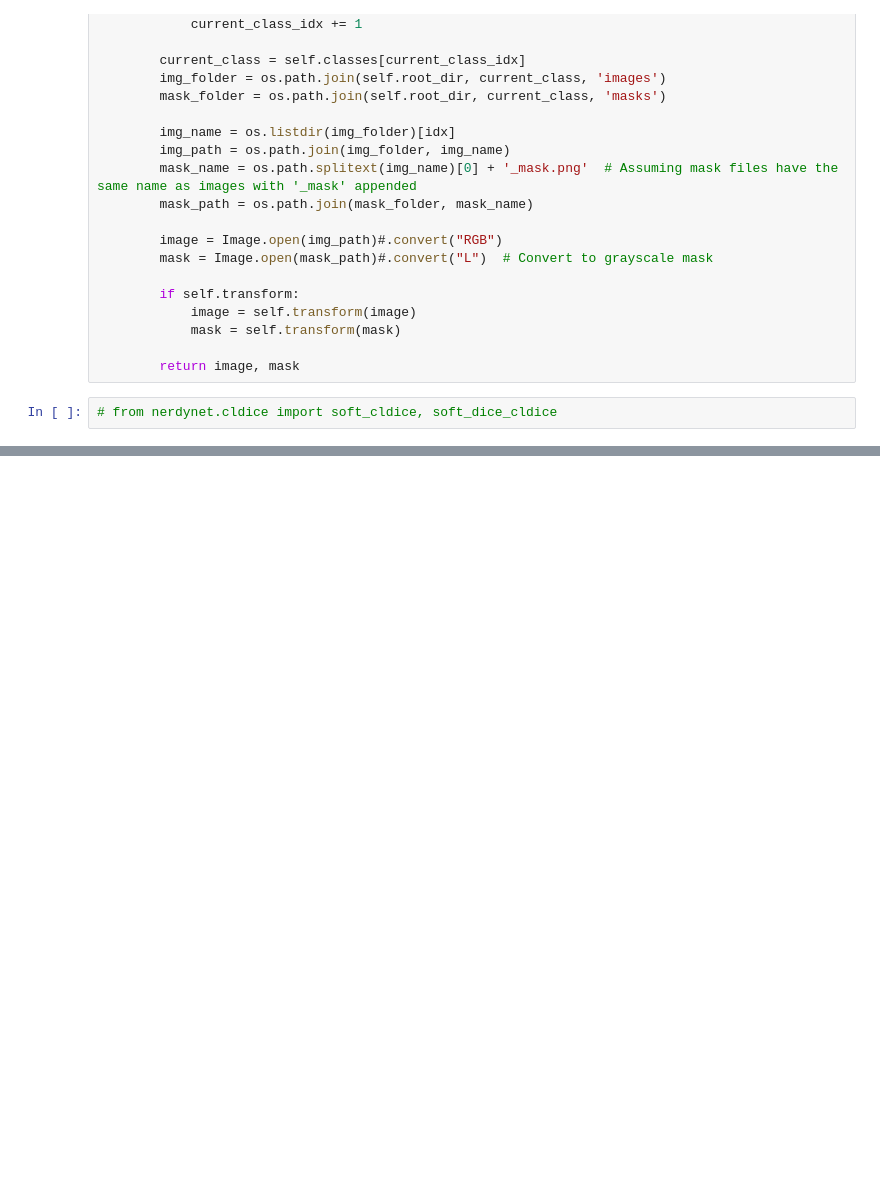
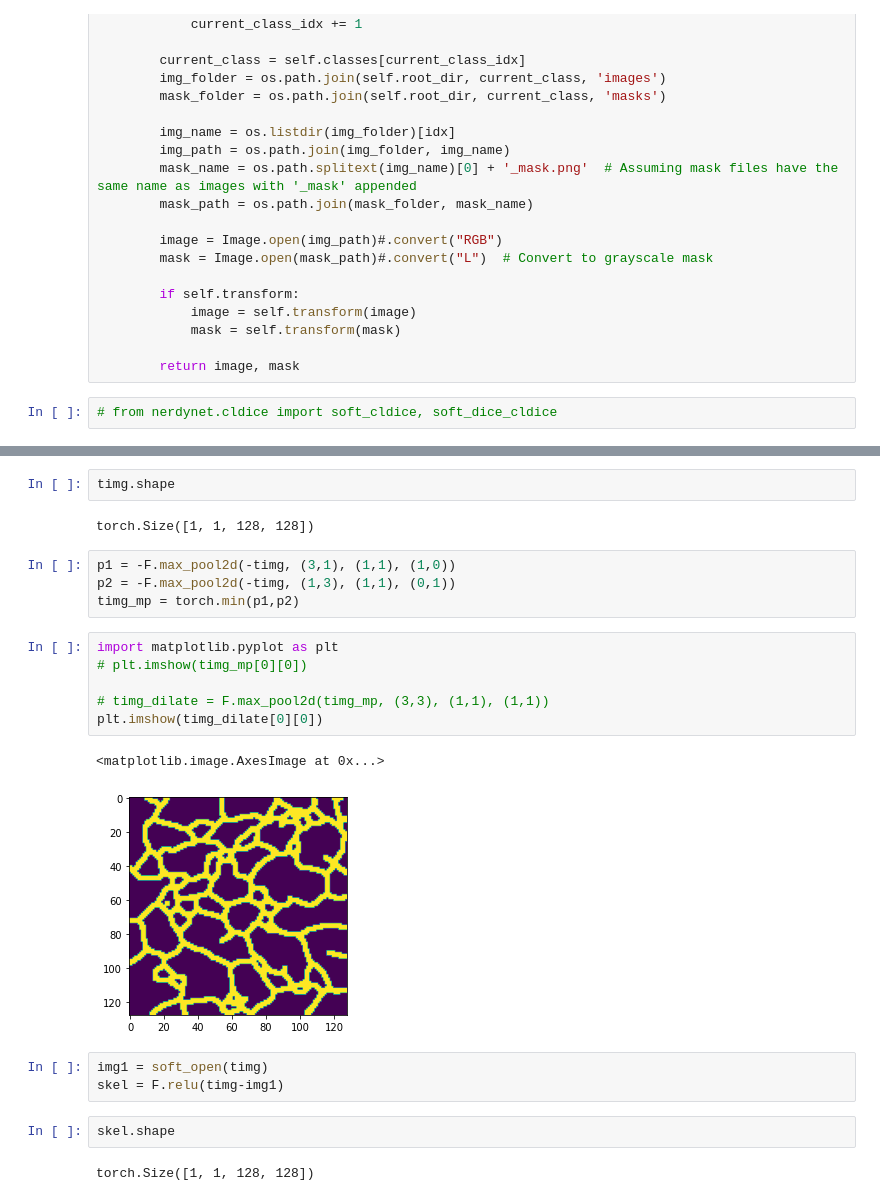
Before and after one commit to kiryteo/ER-Analysis-scripts, a Jupyter notebook: src/nw_graph_analysis/ER-seg-clDice.ipynb, the cells around one changed output, grey strips where cells are left out. Cells and saved outputs as stored; diff of their text form; blank space fills up the shorter version.

```diff
--- a/src/nw_graph_analysis/ER-seg-clDice.ipynb
+++ b/src/nw_graph_analysis/ER-seg-clDice.ipynb
@@ -332,0 +399,24 @@ Average Test Loss: 0.0
+# %%
+timg.shape
+# %% [output]
+torch.Size([1, 1, 128, 128])
+# %%
+p1 = -F.max_pool2d(-timg, (3,1), (1,1), (1,0))
+p2 = -F.max_pool2d(-timg, (1,3), (1,1), (0,1))
+timg_mp = torch.min(p1,p2)
+# %%
+import matplotlib.pyplot as plt
+# plt.imshow(timg_mp[0][0])
+
+# timg_dilate = F.max_pool2d(timg_mp, (3,3), (1,1), (1,1))
+plt.imshow(timg_dilate[0][0])
+# %% [output]
+<matplotlib.image.AxesImage at 0x...>
+[figure, added]
+# %%
+img1 = soft_open(timg)
+skel = F.relu(timg-img1)
+# %%
+skel.shape
+# %% [output]
+torch.Size([1, 1, 128, 128])
```
Also changed, not shown: parts of 7 cells of this notebook, 1 other file.
